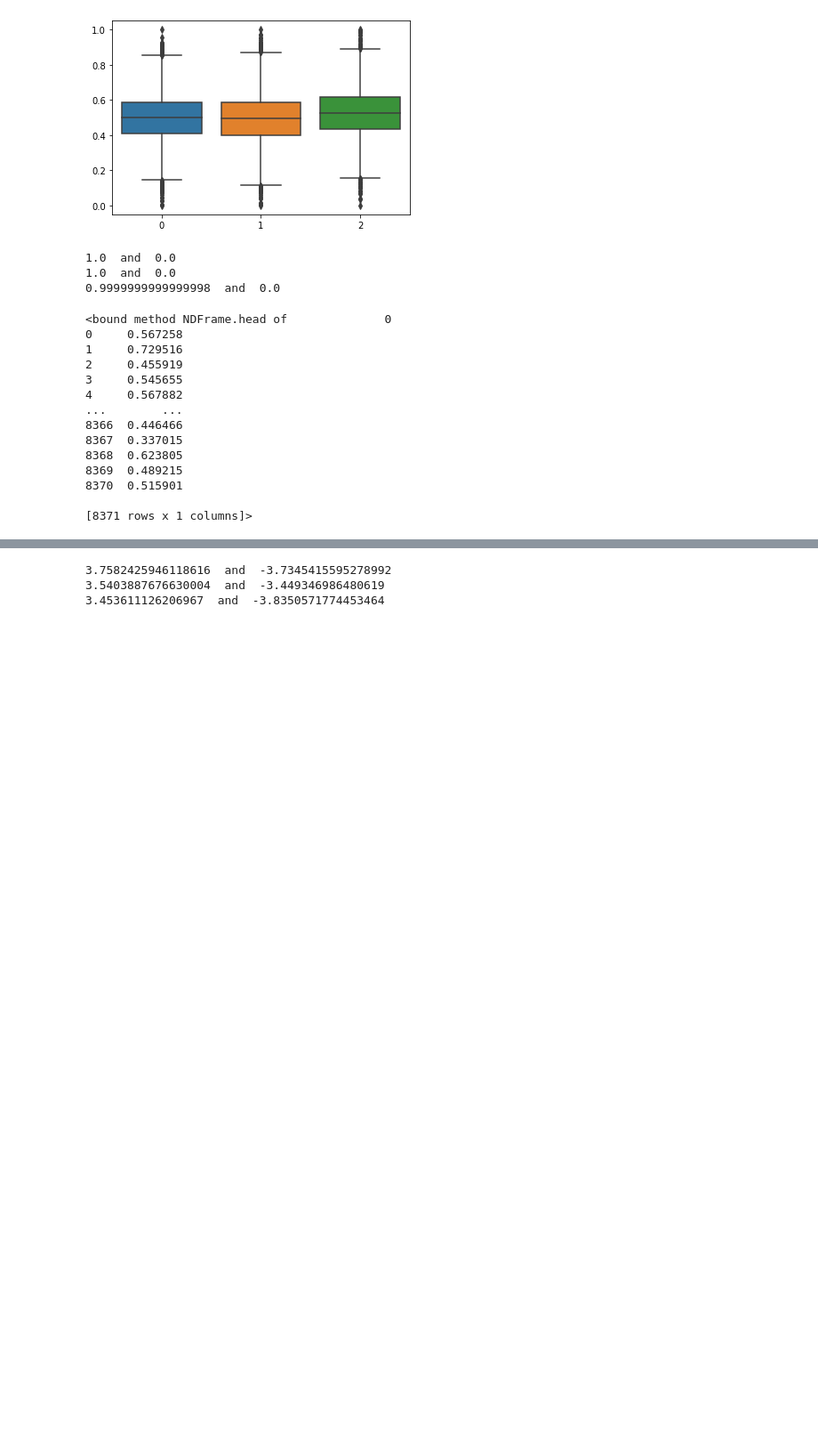
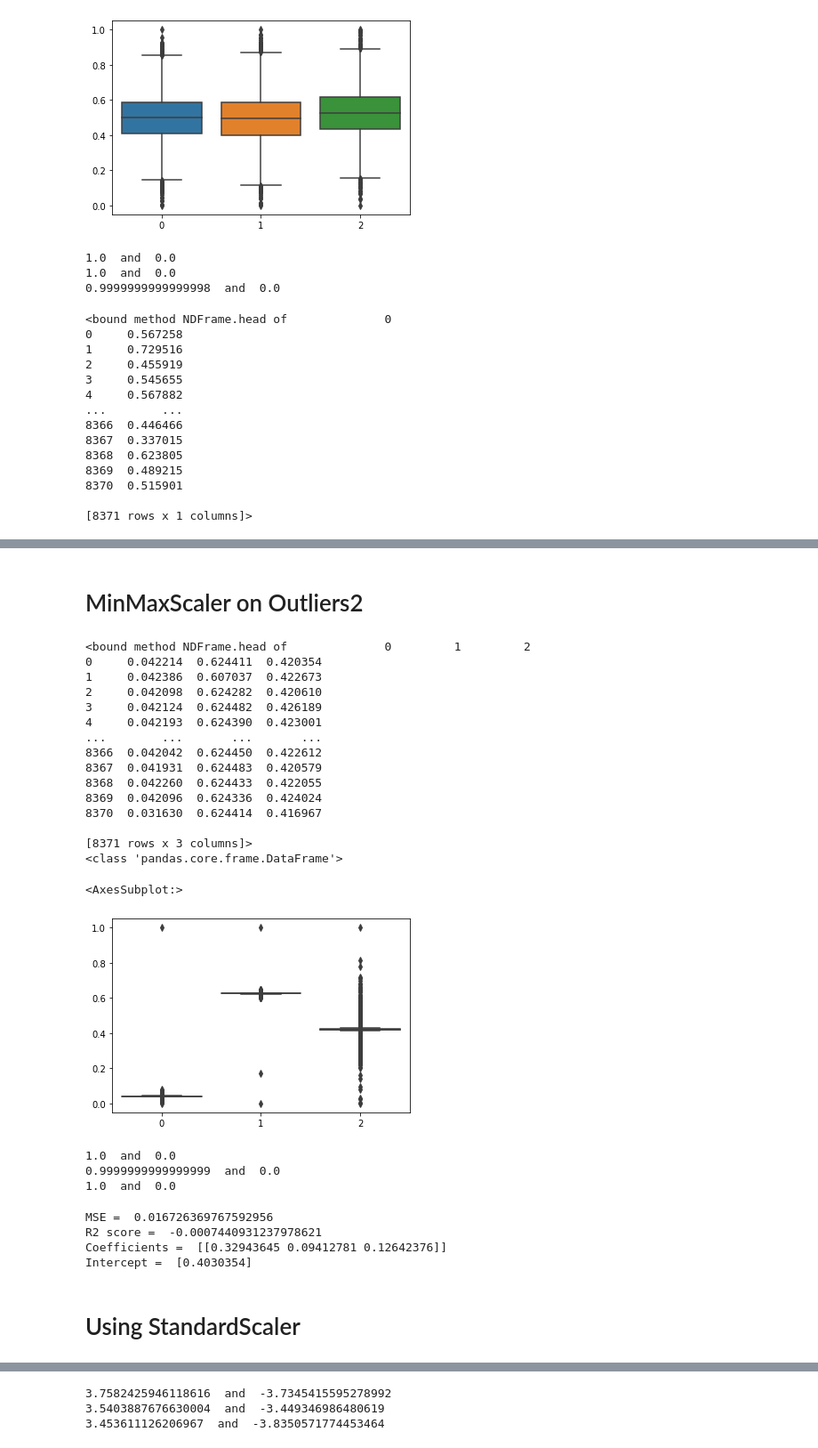
Before and after one commit to faisalm14/702-Coursework, a Jupyter notebook: 702 Task2.ipynb, the cells around one changed output, grey strips where cells are left out. Shown at 89% size. Cells and saved outputs as stored; diff of their text form; code cells hidden in the pictures; blank space fills up the shorter version.

```diff
--- a/702 Task2.ipynb
+++ b/702 Task2.ipynb
@@ -437,0 +415,8 @@ Outliers added column wise->  218   191   224
+# %%
+X = copy.deepcopy(temp)
+y = copy.deepcopy(temp1)
+
+X = addoutliers(X,datasize,False)
+
+checkpto2x = copy.deepcopy(X)
+checkpto2y = copy.deepcopy(y)
@@ -674,3 +702,51 @@ Intercept =  [-0.07696537]
+# %% [markdown]
+# MinMaxScaler on Outliers2
+# %%
+X = copy.deepcopy(checkpto2x)
+y = copy.deepcopy(checkpto2y)
+# %%
+X, y = scaledata(X, y, scaler)
+
+sns.boxplot(data = X)
+# %% [output]
+<bound method NDFrame.head of              0         1         2
+0     0.042214  0.624411  0.420354
+1     0.042386  0.607037  0.422673
+2     0.042098  0.624282  0.420610
+3     0.042124  0.624482  0.426189
+4     0.042193  0.624390  0.423001
+...        ...       ...       ...
+8366  0.042042  0.624450  0.422612
+8367  0.041931  0.624483  0.420579
+8368  0.042260  0.624433  0.422055
+8369  0.042096  0.624336  0.424024
+8370  0.031630  0.624414  0.416967
+
+[8371 rows x 3 columns]>
+<class 'pandas.core.frame.DataFrame'>
+<AxesSubplot:>
+[figure, added]
+# %%
+X = X.rename({0: 'X1', 1: 'X2', 2: 'X3'}, axis=1)  # keeping column names consistent to be used with results
+
+print(X['X1'].max()," and ", X['X1'].min())
+print(X['X2'].max()," and ", X['X2'].min())
+print(X['X3'].max()," and ", X['X3'].min())
+#print(X.head)
+# %% [output]
+1.0  and  0.0
+0.9999999999999999  and  0.0
+1.0  and  0.0
+# %%
+results = applymodel(lreg, X, y, "MinMaxScaler on Outlier2", results)
+#print(results)
+# %% [output]
+MSE =  0.016726369767592956
+R2 score =  -0.0007440931237978621
+Coefficients =  [[0.32943645 0.09412781 0.12642376]]
+Intercept =  [0.4030354]
+# %% [markdown]
+# Using StandardScaler
 # %%
 X = copy.deepcopy(temp)
 y = copy.deepcopy(temp1)
```
Also changed, not shown: parts of 57 cells of this notebook.
